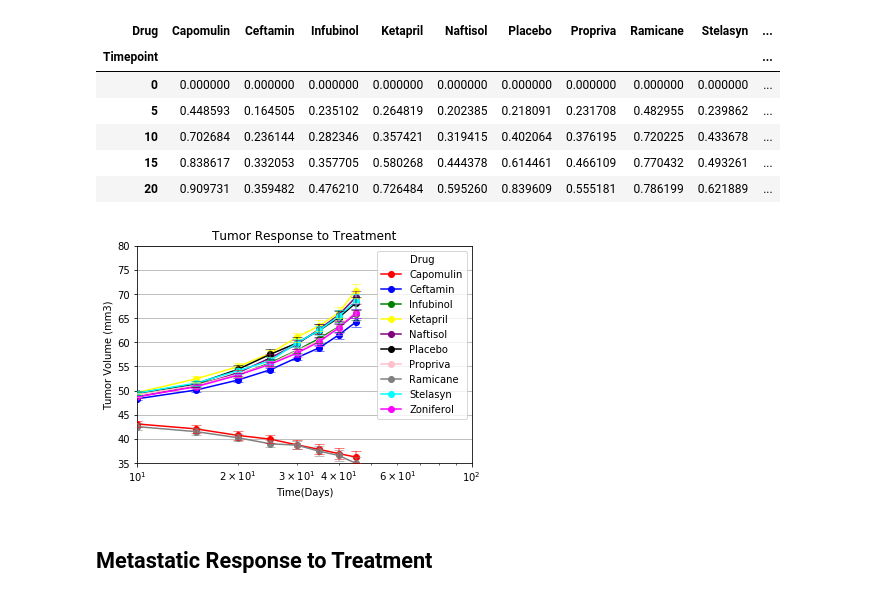
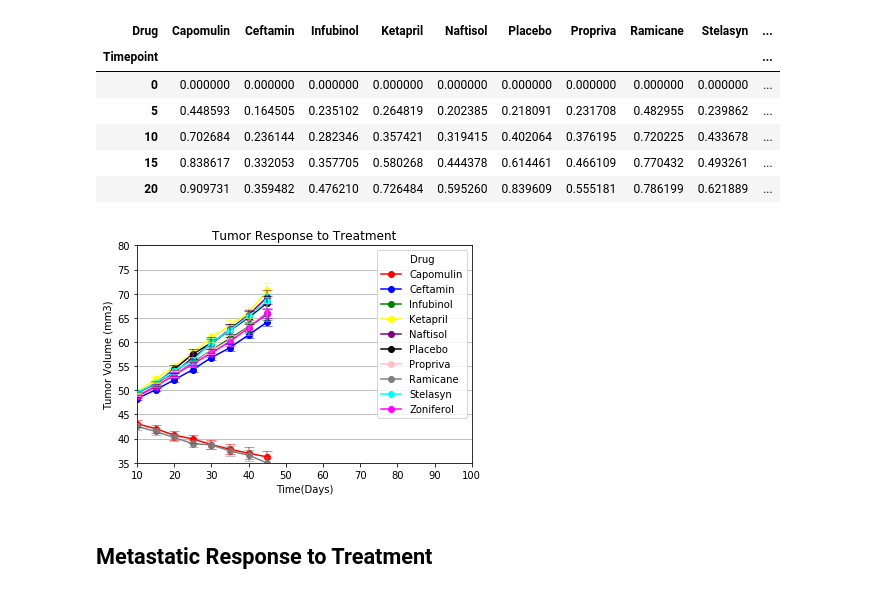
Before and after one commit to poogoel/Bootcamp-Homework, a Jupyter notebook: Pymaceuticals/pymaceuticals.ipynb, the cells around one changed output. Drawn from its saved outputs; the diff is of its cells as text; code cells hidden in the pictures.

```diff
--- a/Pymaceuticals/pymaceuticals.ipynb
+++ b/Pymaceuticals/pymaceuticals.ipynb
@@ -148,34 +148,33 @@ trs.head()
 # %%
 # Plot sample means with error bars
 labels = ['Capomulin','Ceftamin','Infubinol','Ketapril','Naftisol','Placebo','Propriva','Ramicane','Stelasyn','Zoniferol']
 colors = ['red','blue','green','yellow','purple','black','pink','grey','cyan','magenta']
 df = trm
 df_yerr = trs
 
 fig, ax = plt.subplots()
 df.plot(ax=ax, marker="o",color=colors)
 
 index = df.index
 rows = len(index)
 columns = len(df.columns)
 
 #factor = 0.95
 for column,color in zip(range(columns),colors):
     y = df.values[:,column]
     yerr = df_yerr.values[:,column]
     ax.errorbar(df.index, y, yerr=yerr, markersize=0,fmt="o", alpha=0.5,capsize=5,color=color,zorder = 10,)
     #ax.errorbar(df.index*factor, y, yerr=yerr, fmt="o", capsize=5,color=color,zorder = 10,)
     #factor *= 1.02
 
 ax.set_xlabel("Time(Days)")
 ax.set_ylabel("Tumor Volume (mm3)")
 ax.set_xlim(10, 100)
 ax.set_ylim(35, 80)
 ax.set_title('Tumor Response to Treatment')
 ax.yaxis.grid(True)
-ax.set_xscale("log")
 # %% [output]
-[figure, old version]
+[figure, new version]
 # %%
 # Show the Figure
 plt.show()
```
Also changed, not shown: parts of 6 cells of this notebook.
